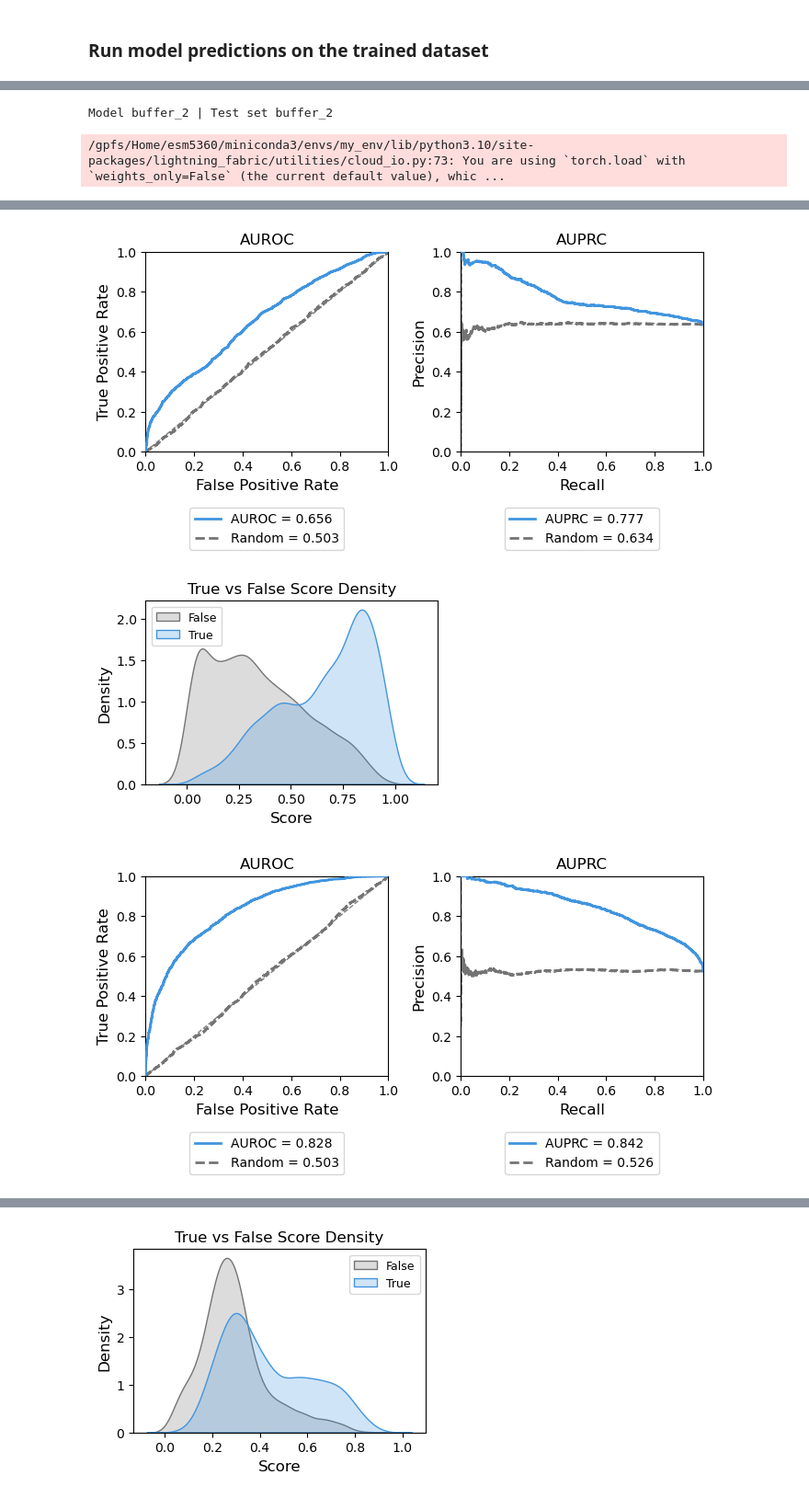
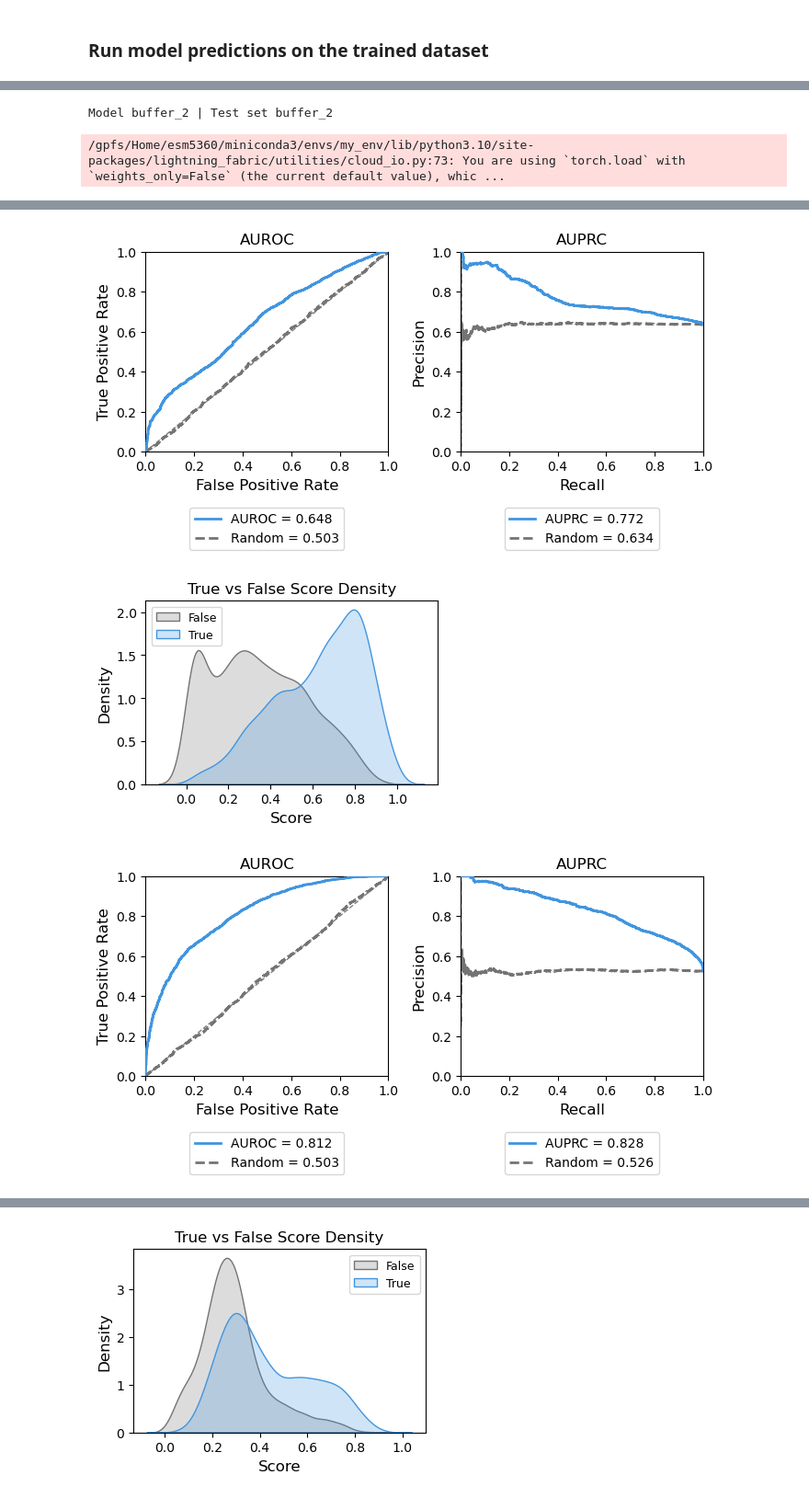
Before and after one commit to emoeller80281/Custom_GRN_Inference, a Jupyter notebook: dev/notebooks/simple_model_testing/test_tf_tg_predictions.ipynb, the cells around one changed output, grey strips where cells are left out. Shown at 92% size. Saved outputs shown, nothing was run; the diff lists cells and outputs as text; code cells hidden in the pictures.

Commit message:
Added code to run hyperparameter tuning in the future using Wandb. Testing how the model performs with no peak-TG distance information available.

```diff
--- a/dev/notebooks/simple_model_testing/test_tf_tg_predictions.ipynb
+++ b/dev/notebooks/simple_model_testing/test_tf_tg_predictions.ipynb
@@ -9,6 +9,14 @@ from torch.utils.data import Dataset, DataLoader, Subset
 import numpy as np
 from tqdm import tqdm
 import logging
+
+from sklearn.metrics import (
+    roc_auc_score,
+    average_precision_score,
+    accuracy_score,
+    precision_score,
+    recall_score
+)
 
 logging.basicConfig(level=logging.INFO, format='%(levelname)s - %(message)s')
 
@@ -32,7 +40,8 @@ tf_dna_model_checkpoints = {
     # "mESC": CHKPT_DIR / "tf_dna_mm10_3682785" / "epoch=05-val_auroc=0.9765-val_loss=0.1653.ckpt",
     "mESC": CHKPT_DIR / "tf_dna_mm10_3671604" / "epoch=08-val_auroc=0.9177-val_loss=0.2783.ckpt",
     "iPSC": CHKPT_DIR / "tf_dna_hg38_3683606" / "epoch=13-val_auroc=0.9566-val_loss=0.2042.ckpt",
-    "Macrophage": CHKPT_DIR / "tf_dna_hg38_3683606" / "epoch=13-val_auroc=0.9566-val_loss=0.2042.ckpt"
+    "Macrophage": CHKPT_DIR / "tf_dna_hg38_3683606" / "epoch=13-val_auroc=0.9566-val_loss=0.2042.ckpt",
+    "K562": CHKPT_DIR / "tf_dna_hg38_3683606" / "epoch=13-val_auroc=0.9566-val_loss=0.2042.ckpt"
 }
 
 # tf_tg_model_checkpoints = {
@@ -51,6 +60,7 @@ tf_dna_model_checkpoints = {
 # %% [markdown]
 ### Load the latest model checkpoints for each sample
 # %%
+
 def find_latest_checkpoint(cell_type, sample_name):
     sample_chkpt_dir = CHKPT_DIR / cell_type / sample_name
 
@@ -86,6 +96,9 @@ tf_tg_model_checkpoints = {
     "Macrophage": {
         "buffer_1": find_latest_checkpoint("Macrophage", "buffer_1"),
         "buffer_2": find_latest_checkpoint("Macrophage", "buffer_2"),
+    },
+    "K562": {
+        "sample_1": find_latest_checkpoint("K562", "sample_1"),
     }
 }
 # %% [output]
@@ -204,6 +218,8 @@ def load_training_cache_dataset(
         atac_peak_tensor=atac_peak_tensor
     )
 
+    subset_size = min(subset_size, len(dataset)) if subset_size is not None else None
+
     if subset_size is not None:
         dataset = Subset(dataset, list(range(subset_size)))
 
@@ -220,6 +236,7 @@ def load_training_cache_dataset(
 # %% [markdown]
 ### Run model predictions on the trained dataset
 # %%
+
 all_comparison_df_list = []
 
 # evaluations = {
@@ -300,6 +317,9 @@ for model_cell_type, model_training_sample, test_set_cell_type, evaluation_sampl
 
     # print(f"Evaluating on {dataset_split_type} set")
     for batch in tqdm(data_loader, desc="Evaluating", ncols=100):
+        # set batch peak_distance values to zero to eliminate distance information from predictions
+        batch["peak_distance"] = torch.zeros_like(batch["peak_distance"])
+
         batch = tf_to_tg_module.move_batch_to_device(batch, device)
 
         labels = batch["label"]
@@ -392,3 +412,3 @@ Model buffer_2 | Test set buffer_2
 [figure]
-[figure, old version]
+[figure, new version]
-[figure, old version]
+[figure, new version]
```
Also changed, not shown: parts of 16 cells of this notebook, 9 other files.
